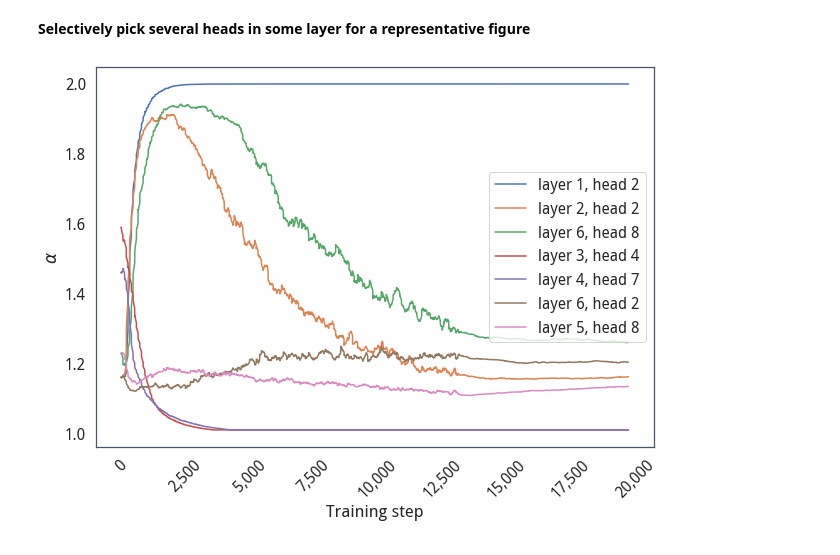
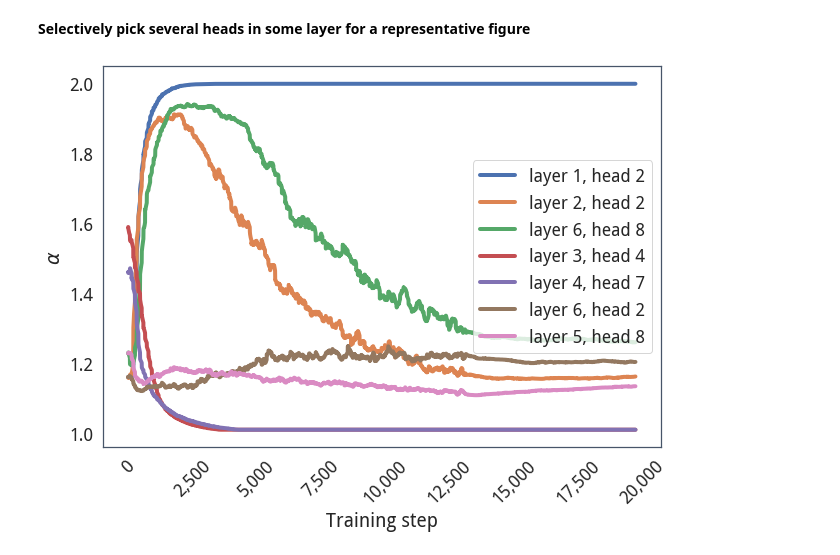
Before and after one commit to erikdao/sparse-detector, a Jupyter notebook: notebooks/visualize_alpha_values.ipynb, the cells around one changed output. Saved outputs shown, nothing was run; the diff lists cells and outputs as text; code cells hidden in the pictures.

Commit message:
Add artifacts for final presentations

```diff
--- a/notebooks/visualize_alpha_values.ipynb
+++ b/notebooks/visualize_alpha_values.ipynb
@@ -26,7 +26,7 @@ import matplotlib.patches as patches
 import seaborn as sns
 from matplotlib.ticker import StrMethodFormatter
 
-sns.set(font_scale=1.4)
+sns.set(font_scale=1.6)
 sns.set_style("whitegrid", {
     "grid.linestyle": 'dashed',
     "axes.edgecolor": '#475569',
@@ -83,25 +83,25 @@ for layer in range(6):
 # %%
 df = pd.concat([
     data[0][['head 2']], data[1][['head 2']], data[5][['head 8']], data[2][['head 4']], data[3][['head 7']],
     data[5][['head 2']], data[4][['head 8']]
     ],
     axis=1,
     keys=["layer 1, head 2", "layer 2, head 2", "layer 6, head 8", "layer 3, head 4",
           "layer 4, head 7", "layer 6, head 2", "layer 5, head 8"])
 # df.rename(columns={'head 2': 'layer 1, head 2'}, inplace=True)
 df.columns = ["layer 1, head 2", "layer 2, head 2", "layer 6, head 8", "layer 3, head 4", "layer 4, head 7", "layer 6, head 2", "layer 5, head 8"]
 
 
 fig, ax = plt.subplots(figsize=(10, 7))
-df.plot(ax=ax)
+df.plot(ax=ax, linewidth=4)
 ax.set_xlabel("Training step")
 ax.set_ylabel(r"$\alpha$")
 ax.set_xticklabels(ax.get_xticks(), rotation = 45)
 ax.grid(False)
 plt.gca().xaxis.set_major_formatter(StrMethodFormatter('{x:,.0f}')) # No decimal places
 plt.legend(loc="center right")
 
-fig.savefig(f"images/alpha_values/selected_alphas.png", bbox_inches="tight")
-fig.savefig(f"images/alpha_values/selected_alphas.pdf", bbox_inches="tight")
+fig.savefig(f"images/presentations/selected_alphas.png", bbox_inches="tight")
+fig.savefig(f"images/presentations/selected_alphas.pdf", bbox_inches="tight")
 # %% [output]
-[figure, old version]
+[figure, new version]
```
Also changed, not shown: 24 other files.
